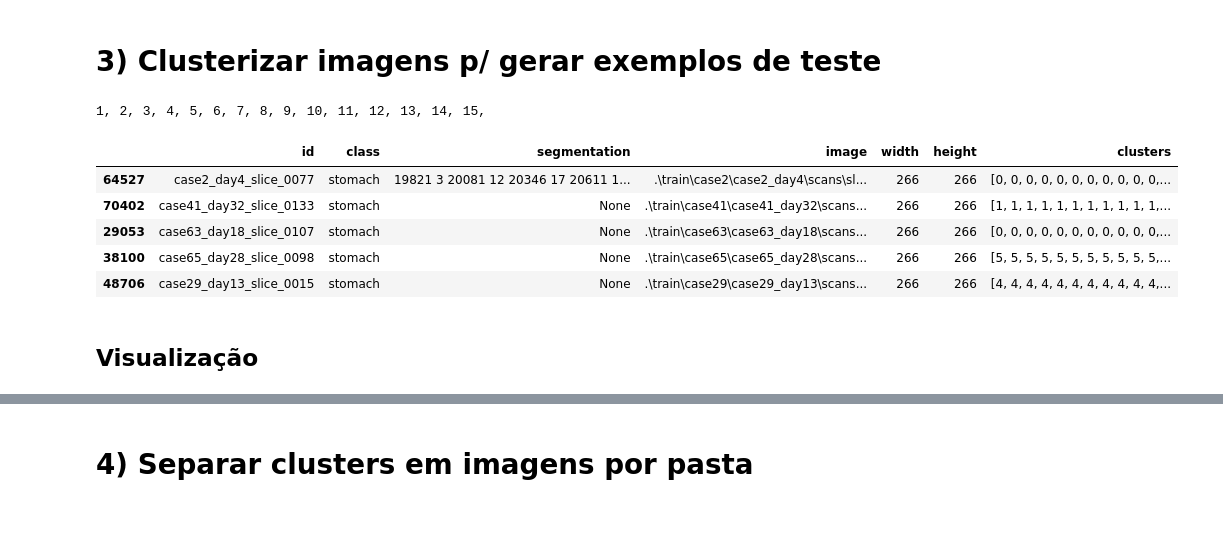
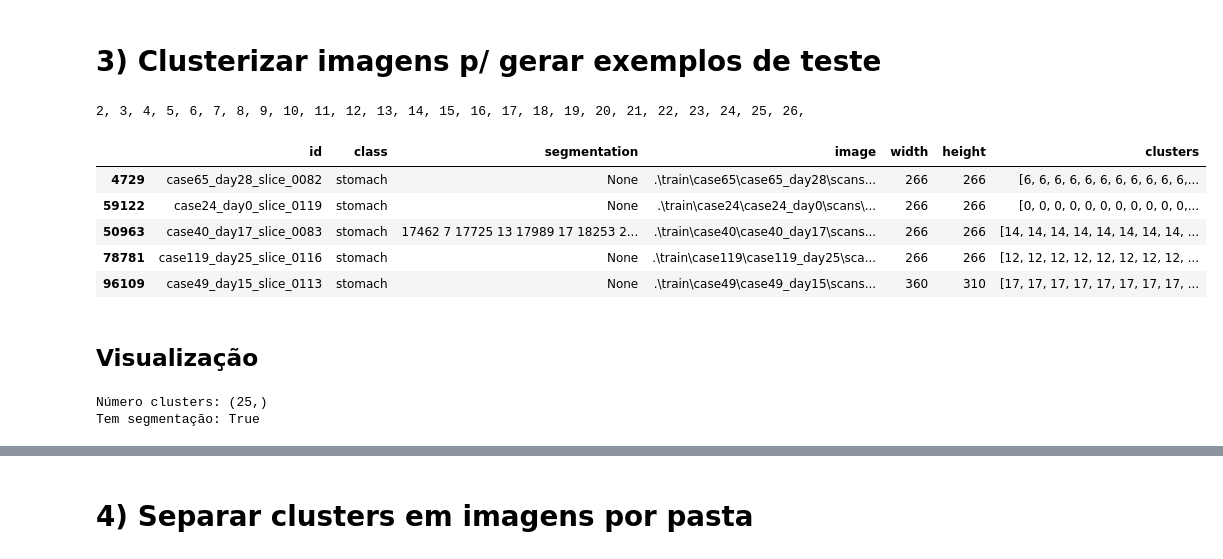
Before and after one commit to PauloUbirajara/uw-madison-image-segmentation, a Jupyter notebook: clusterization.ipynb, the cells around one changed output, grey strips where cells are left out. Cells and saved outputs as stored; diff of their text form; code cells hidden in the pictures; blank space fills up the shorter version.

```diff
--- a/clusterization.ipynb
+++ b/clusterization.ipynb
@@ -45,18 +45,18 @@ dataset
 # %%
 distancia_vizinho = 50
 n_vizinhos = 100
+max_clusters = 25
 
-def new_cluster_model():
+def new_cluster_model(image_as_arr):
 	# Demora menos mas consumo de memória é n
 	# return DBSCAN(
 	# 	eps=distancia_vizinho,
 	# 	min_samples=n_vizinhos,
-	# 	n_jobs=-2
-	# )
+	# ).fit_predict(image_as_arr)
 
 	return KMeans(
-		n_clusters=10,
-	)
+		n_clusters=max_clusters,
+	).fit_predict(image_as_arr)
 
 	# Demora consideravelmente mas não consome tanta memória
 	# return OPTICS(
@@ -64,12 +64,12 @@ def new_cluster_model():
 	# 	eps=distancia_vizinho,
 	# 	min_samples=n_vizinhos,
 	# 	n_jobs=-2
-	# )
+	# ).fit_predict(image_as_arr)
 
 	# Demora + consumo de memória
 	# return AgglomerativeClustering(
 	# 	n_clusters=10,
-	# )
+	# ).fit_predict(image_as_arr)
 # %%
 class Counter:
     _count = 0
@@ -100,7 +100,7 @@ def clustering(linha, redimensionar=False):
     print(Counter.get(), end=', ')
 
     # Rodar clustering
-    cluster_array = new_cluster_model().fit_predict(image_as_arr)
+    cluster_array = new_cluster_model(image_as_arr)
 
     if not redimensionar:
         return cluster_array
@@ -120,28 +120,38 @@ def clustering(linha, redimensionar=False):
 # %%
 # Limitar os dados por questão de tempo
 # limite_dados = 10000
 # limite_dados = 1000
 # limite_dados = 100
-# limite_dados = 25
-limite_dados = 5
+limite_dados = 25
+# limite_dados = 5
+# limite_dados = 1
 
 df_dados = pd.concat([
 	dataset[dataset['class'] == 'stomach'].sample(limite_dados),
-	dataset[dataset['class'] == 'small_bowel'].sample(limite_dados),
-	dataset[dataset['class'] == 'large_bowel'].sample(limite_dados),
+	# dataset[dataset['class'] == 'small_bowel'].sample(limite_dados),
+	# dataset[dataset['class'] == 'large_bowel'].sample(limite_dados),
 ])
 
 df_dados['class'].value_counts()
 
 df_dados['clusters'] = df_dados.apply(clustering, axis=1)
 df_dados.head()
 # %% [output]
-1, 2, 3, 4, 5, 6, 7, 8, 9, 10, 11, 12, 13, 14, 15,
+2, 3, 4, 5, 6, 7, 8, 9, 10, 11, 12, 13, 14, 15, 16, 17, 18, 19, 20, 21, 22, 23, 24, 25, 26,
 |  | id | class | segmentation | image | width | height | clusters |
-| 64527 | case2_day4_slice_0077 | stomach | 19821 3 20081 12 20346 17 20611 1... | .\train\case2\case2_day4\scans\sl... | 266 | 266 | [0, 0, 0, 0, 0, 0, 0, 0, 0, 0, 0,... |
-| 70402 | case41_day32_slice_0133 | stomach | None | .\train\case41\case41_day32\scans... | 266 | 266 | [1, 1, 1, 1, 1, 1, 1, 1, 1, 1, 1,... |
-| 29053 | case63_day18_slice_0107 | stomach | None | .\train\case63\case63_day18\scans... | 266 | 266 | [0, 0, 0, 0, 0, 0, 0, 0, 0, 0, 0,... |
-| 38100 | case65_day28_slice_0098 | stomach | None | .\train\case65\case65_day28\scans... | 266 | 266 | [5, 5, 5, 5, 5, 5, 5, 5, 5, 5, 5,... |
-| 48706 | case29_day13_slice_0015 | stomach | None | .\train\case29\case29_day13\scans... | 266 | 266 | [4, 4, 4, 4, 4, 4, 4, 4, 4, 4, 4,... |
+| 4729 | case65_day28_slice_0082 | stomach | None | .\train\case65\case65_day28\scans... | 266 | 266 | [6, 6, 6, 6, 6, 6, 6, 6, 6, 6, 6,... |
+| 59122 | case24_day0_slice_0119 | stomach | None | .\train\case24\case24_day0\scans\... | 266 | 266 | [0, 0, 0, 0, 0, 0, 0, 0, 0, 0, 0,... |
+| 50963 | case40_day17_slice_0083 | stomach | 17462 7 17725 13 17989 17 18253 2... | .\train\case40\case40_day17\scans... | 266 | 266 | [14, 14, 14, 14, 14, 14, 14, 14, ... |
+| 78781 | case119_day25_slice_0116 | stomach | None | .\train\case119\case119_day25\sca... | 266 | 266 | [12, 12, 12, 12, 12, 12, 12, 12, ... |
+| 96109 | case49_day15_slice_0113 | stomach | None | .\train\case49\case49_day15\scans... | 360 | 310 | [17, 17, 17, 17, 17, 17, 17, 17, ... |
 # %% [markdown]
 ## Visualização
+# %%
+linha = df_dados[df_dados['segmentation'].notnull()].sample(n=1).iloc[0]
+largura, altura = linha['width'], linha['height']
+
+print('Número clusters:', pd.DataFrame(linha['clusters']).value_counts().keys().shape)
+print('Tem segmentação:', bool(linha['segmentation']))
+# %% [output]
+Número clusters: (25,)
+Tem segmentação: True
```
Also changed, not shown: parts of 6 cells of this notebook.
